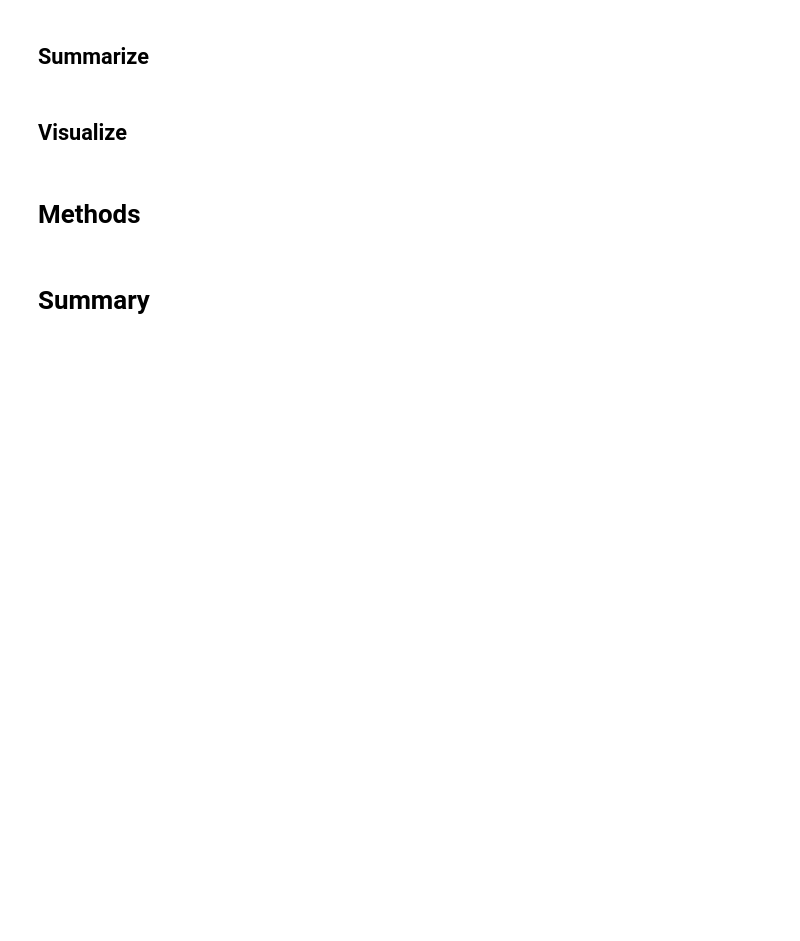
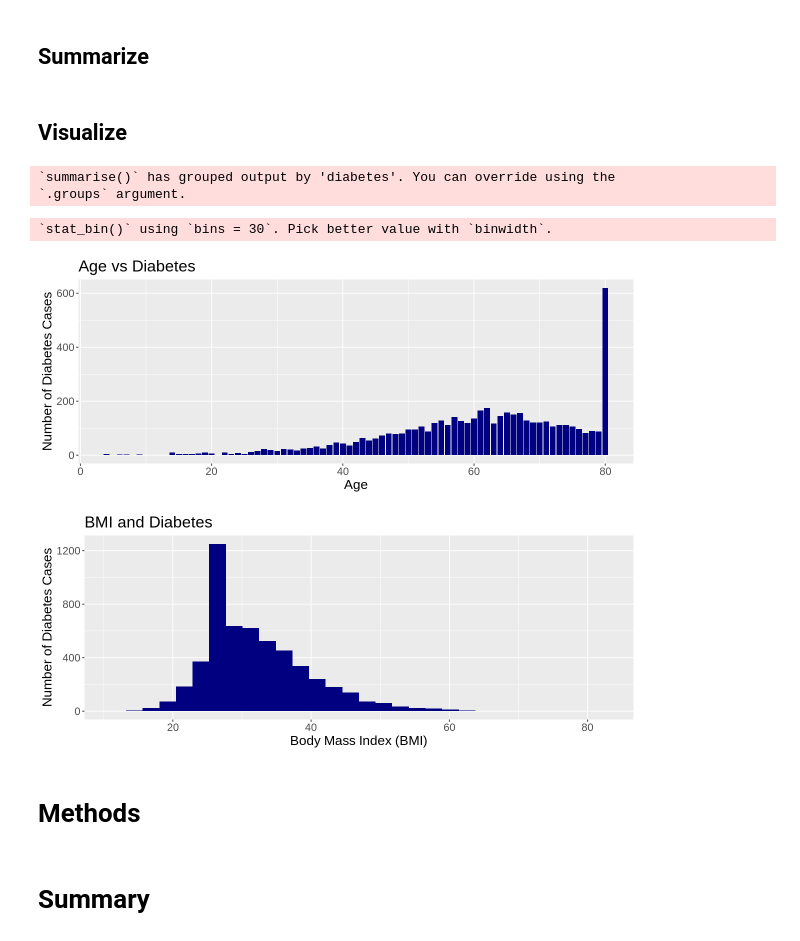
Before and after one commit to YashM8/DS100-GroupProject, a Jupyter notebook: proposal_33.ipynb, the cells around one changed output. Drawn from its saved outputs; the diff is of its cells as text; code cells hidden in the pictures; blank space fills up the shorter version.

```diff
--- a/proposal_33.ipynb
+++ b/proposal_33.ipynb
@@ -33,0 +12,8 @@ A tibble: 6 × 9
+# %%
+url <- "https://raw.githubusercontent.com/billiehbl/project_group33/main/diabetes_prediction_dataset.csv"
+diabetes_data <- read_csv(url)
+
+tidy_diabetes <- diabetes_data |> filter(smoking_history != "No Info") |> filter(gender != 'Other')|>
+    filter(age >= 2)|> mutate(diabetes = as_factor(diabetes))
+
+head(tidy_diabetes)
@@ -36,6 +40,7 @@ A tibble: 6 × 9
 # %%
 diabetes_split <- initial_split(tidy_diabetes, prop = 0.75, strata = diabetes)
 diabetes_train <- training(diabetes_split)
+diabetes_train = diabetes_train[sample(1:nrow(diabetes_train)), ] # shuffles data frame
 diabetes_testing <- testing(diabetes_split)
 # %% [markdown]
 ## Summarize
@@ -42,5 +49,37 @@ diabetes_testing <- testing(diabetes_split)
 # %% [markdown]
 ## Visualize
+# %%
+# Using only testing data
+
+age_summary = diabetes_train |> group_by(diabetes, age)|>
+        summarize(num_age = n())|> filter(diabetes == 1)
+
+bmi_summary = diabetes_train |> filter(diabetes == 1)
+# %% [output]
+`summarise()` has grouped output by 'diabetes'. You can override using the
+`.groups` argument.
+# %%
+options(repr.plot.width = 10, repr.plot.height = 4)
+
+age_plot = ggplot(age_summary, aes(x = age, y = num_age)) + geom_bar(stat = "identity", fill = "navy") +
+      labs(x = 'Age', y = 'Number of Diabetes Cases', title = "Age vs Diabetes") +
+      theme(text = element_text(size = 16))
+
+bmi_hist = ggplot(bmi_summary, aes(x = bmi)) + geom_histogram(fill='navy') +
+      labs(x = 'Body Mass Index (BMI)', y = 'Number of Diabetes Cases', title = "BMI and Diabetes") +
+      theme(text = element_text(size = 16))
+age_plot
+bmi_hist
+
+# Explain the anomalies in the graphs?
+
+# 1. People die and hence the decline after 70. And if they live, they are likely to get diabetes due to their age.
+
+# 2. Very few people with bmi's over 30. Genetic predesposition to diabetes.
+# %% [output]
+`stat_bin()` using `bins = 30`. Pick better value with `binwidth`.
+[figure, added]
+[figure, added]
 # %% [markdown]
 # Methods
 # %% [markdown]
```
Also changed, not shown: parts of 3 cells of this notebook.
